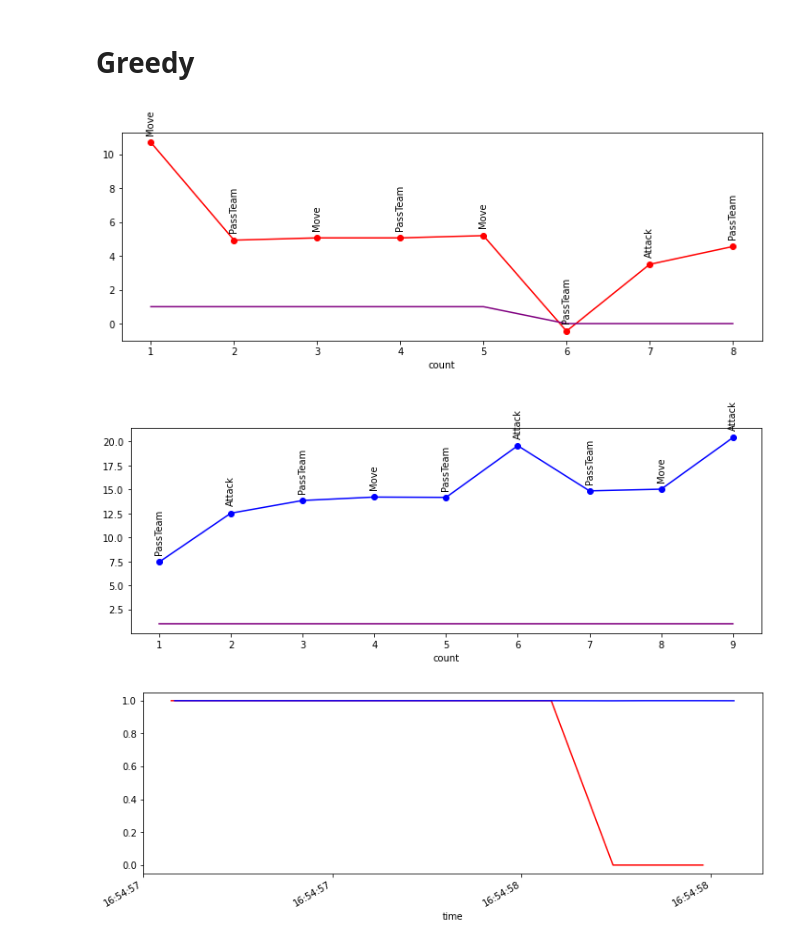
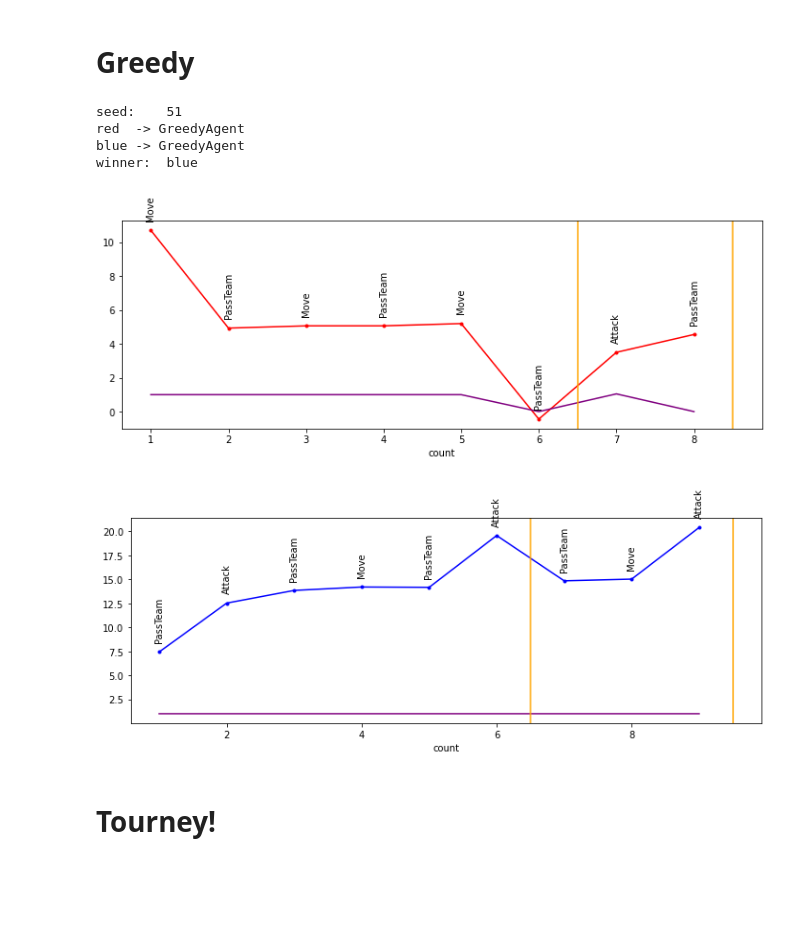
Before and after one commit to IDSIA/NewTechnoWar, a Jupyter notebook: code/Analysis.cb-fix.ipynb, the cells around one changed output. Drawn from its saved outputs; the diff is of its cells as text; code cells hidden in the pictures; blank space fills up the shorter version.

```diff
--- a/code/Analysis.cb-fix.ipynb
+++ b/code/Analysis.cb-fix.ipynb
@@ -236,14 +145,13 @@ plotContrast(df_cc)
 # %% [markdown]
 # Greedy
-# %%
-plotEntropy(df_red_gg, 'red')
-# %% [output]
-[figure, removed]
-# %%
-plotEntropy(df_blue_gg, 'blue')
-# %% [output]
-[figure, removed]
-# %%
-plotContrast(df_gg)
-# %% [output]
-[figure, removed]
+# %%
+playAndAnalyze(seed, red_models[0], blue_models[0]);
+# %% [output]
+seed:    51
+red  -> GreedyAgent
+blue -> GreedyAgent
+winner:  blue
+[figure, added]
+[figure, added]
+# %% [markdown]
+# Tourney!
```
Also changed, not shown: parts of 43 cells of this notebook, 4 other files.
